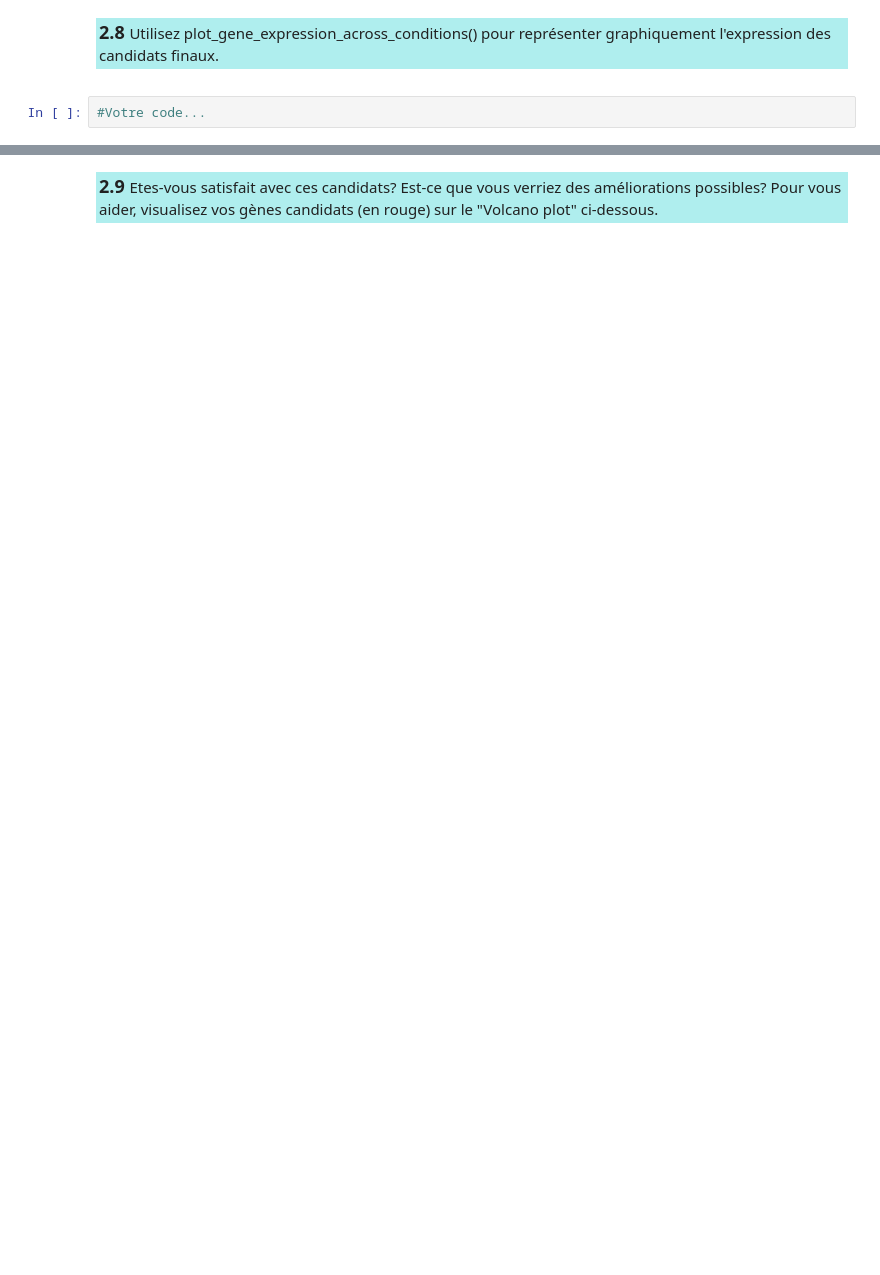
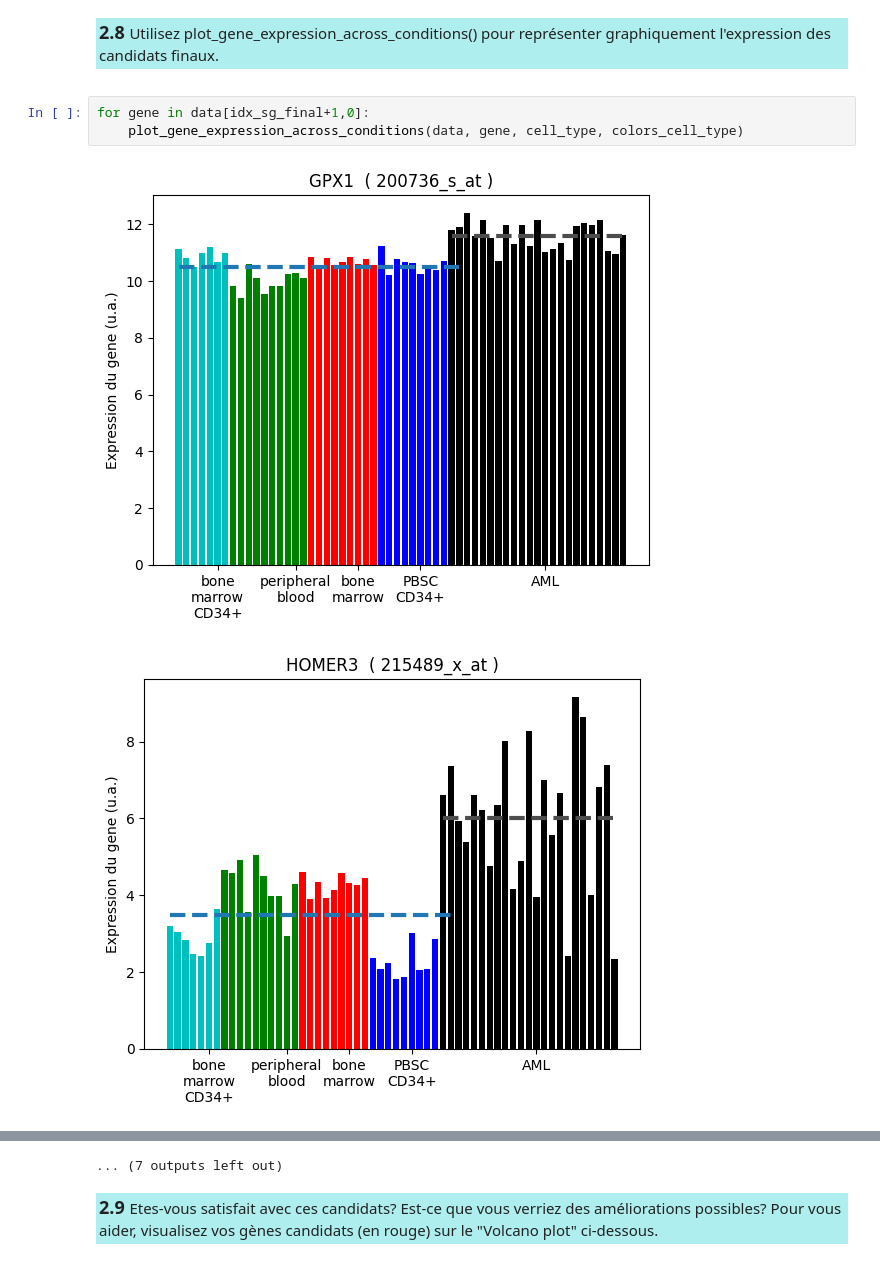
Before and after one commit to michaelstrefeler/BBC_Labs, a Jupyter notebook: Labo05/TP5_BBC_Strefeler.ipynb, the cells around one changed output, grey strips where cells are left out. Drawn from its saved outputs; the diff is of its cells as text; blank space fills up the shorter version.

```diff
--- a/Labo05/TP5_BBC_Strefeler.ipynb
+++ b/Labo05/TP5_BBC_Strefeler.ipynb
@@ -1092,5 +1158,9 @@ print('LISTE FINALE DE GENES:\n'+str(data[idx_sg_final+1,1]).strip('[]'))
 <p style="background-color:#AFEEEE;padding:3px"><font size="4"><b>2.8 </b></font>
 Utilisez plot_gene_expression_across_conditions() pour représenter graphiquement l'expression des candidats finaux.
 <p>
-# %%
-#Votre code...
+# %%
+for gene in data[idx_sg_final+1,0]:
+    plot_gene_expression_across_conditions(data, gene, cell_type, colors_cell_type)
+# %% [output]
+[figure, added]
+[figure, added]
@@ -1097,3 +1177,4 @@ Utilisez plot_gene_expression_across_conditions() pour représenter graphiquemen
+... (7 outputs left out)
 # %% [markdown]
 <p style="background-color:#AFEEEE;padding:3px"><font size="4"><b>2.9 </b></font>
 Etes-vous satisfait avec ces candidats? Est-ce que vous verriez des améliorations possibles? Pour vous aider, visualisez vos gènes candidats (en rouge) sur le "Volcano plot" ci-dessous.
```
Also changed, not shown: parts of 48 cells of this notebook, 1 other file.
